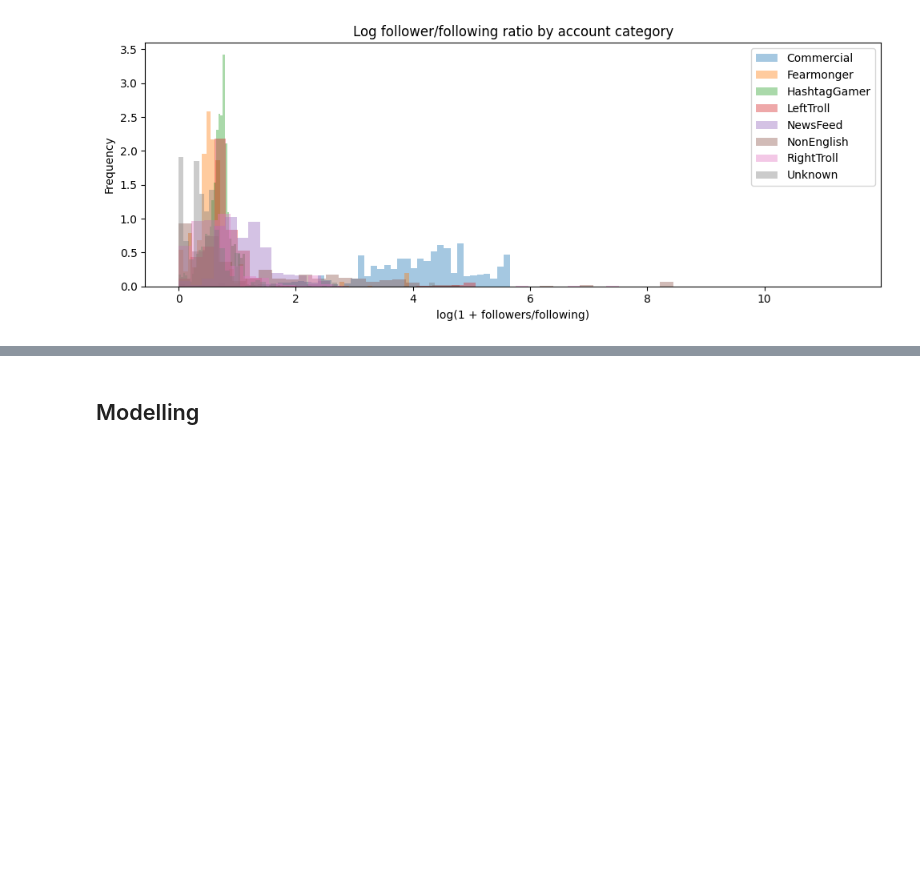
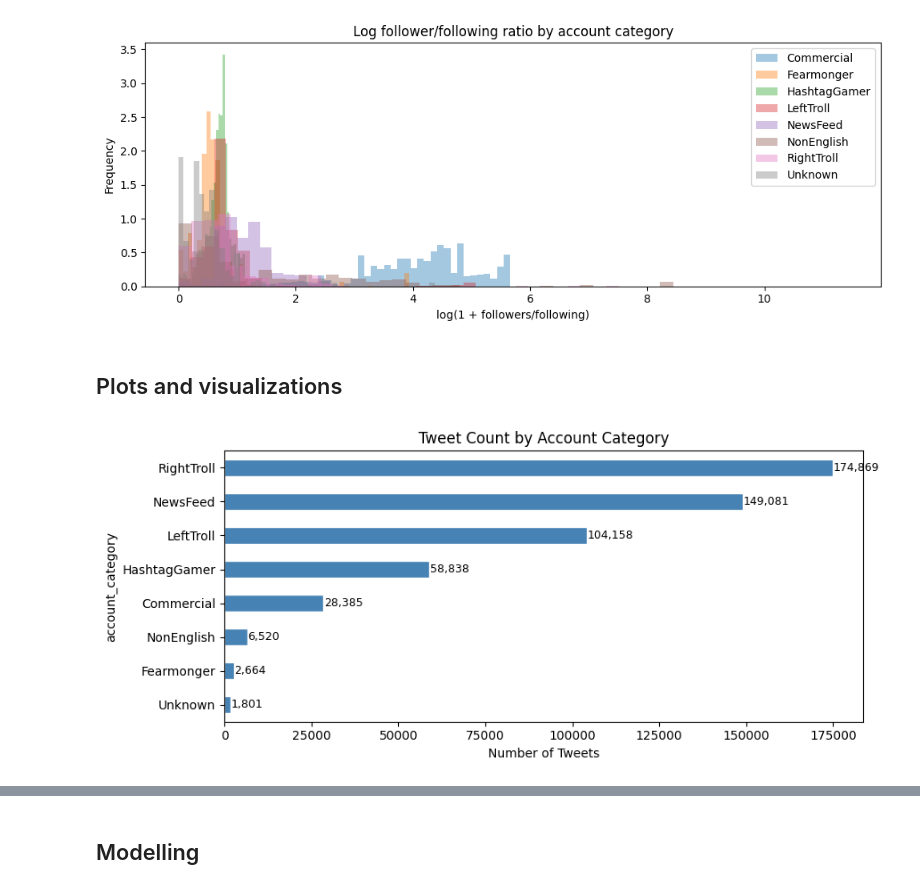
Before and after one commit to amanokundesu/ML_Final_Project, a Jupyter notebook: ml_final_project_v2.ipynb, the cells around one changed output, grey strips where cells are left out. Cells and saved outputs as stored; diff of their text form; code cells hidden in the pictures; blank space fills up the shorter version.

```diff
--- a/ml_final_project_v2.ipynb
+++ b/ml_final_project_v2.ipynb
@@ -332,3 +351,20 @@ plt.tight_layout()
 plt.show()
 # %% [output]
 [figure]
+# %% [markdown]
+## Plots and visualizations
+# %%
+# Account category distribution
+cat_counts = english_df["account_category"].value_counts()
+
+fig, ax = plt.subplots(figsize=(9, 4))
+cat_counts.plot(kind="barh", ax=ax, color="steelblue", edgecolor="white")
+ax.set_title("Tweet Count by Account Category")
+ax.set_xlabel("Number of Tweets")
+ax.invert_yaxis()
+for i, (val, name) in enumerate(zip(cat_counts.values, cat_counts.index)):
+    ax.text(val + 200, i, f"{val:,}", va="center", fontsize=9)
+plt.tight_layout()
+plt.show()
+# %% [output]
+[figure, added]
```
Also changed, not shown: parts of 13 cells of this notebook.
